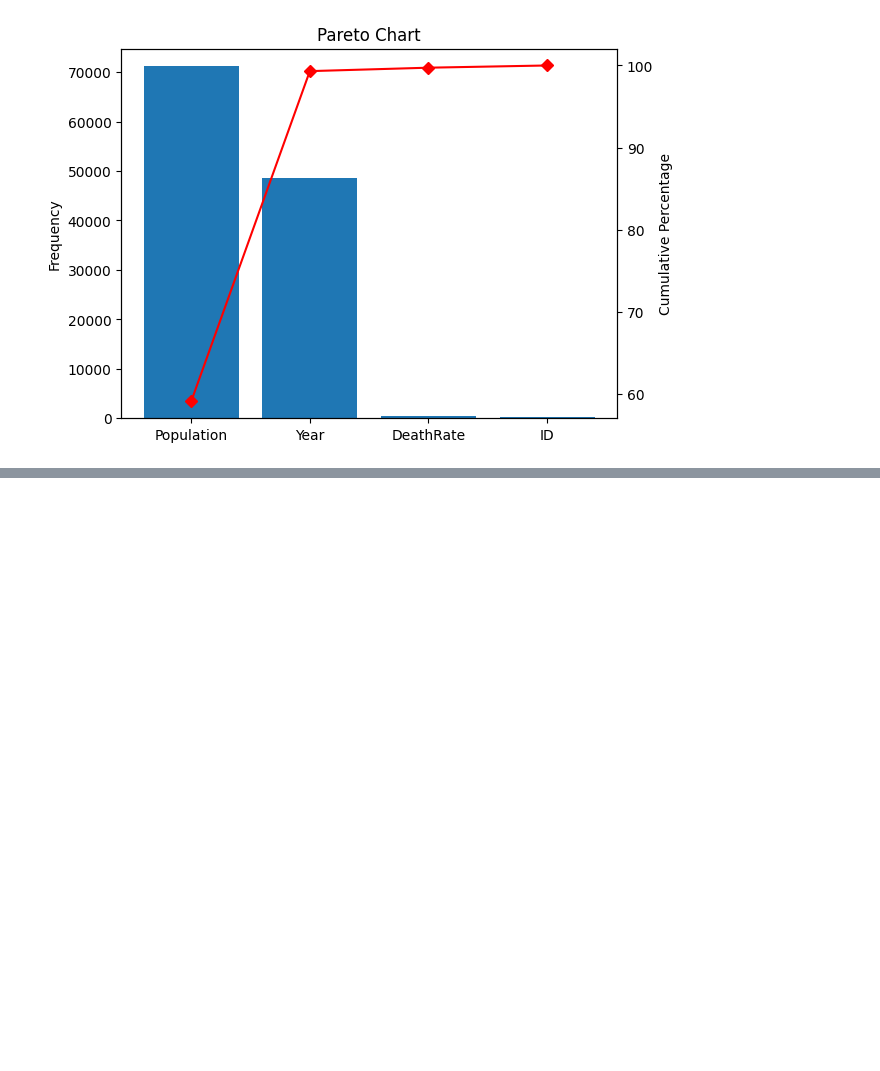
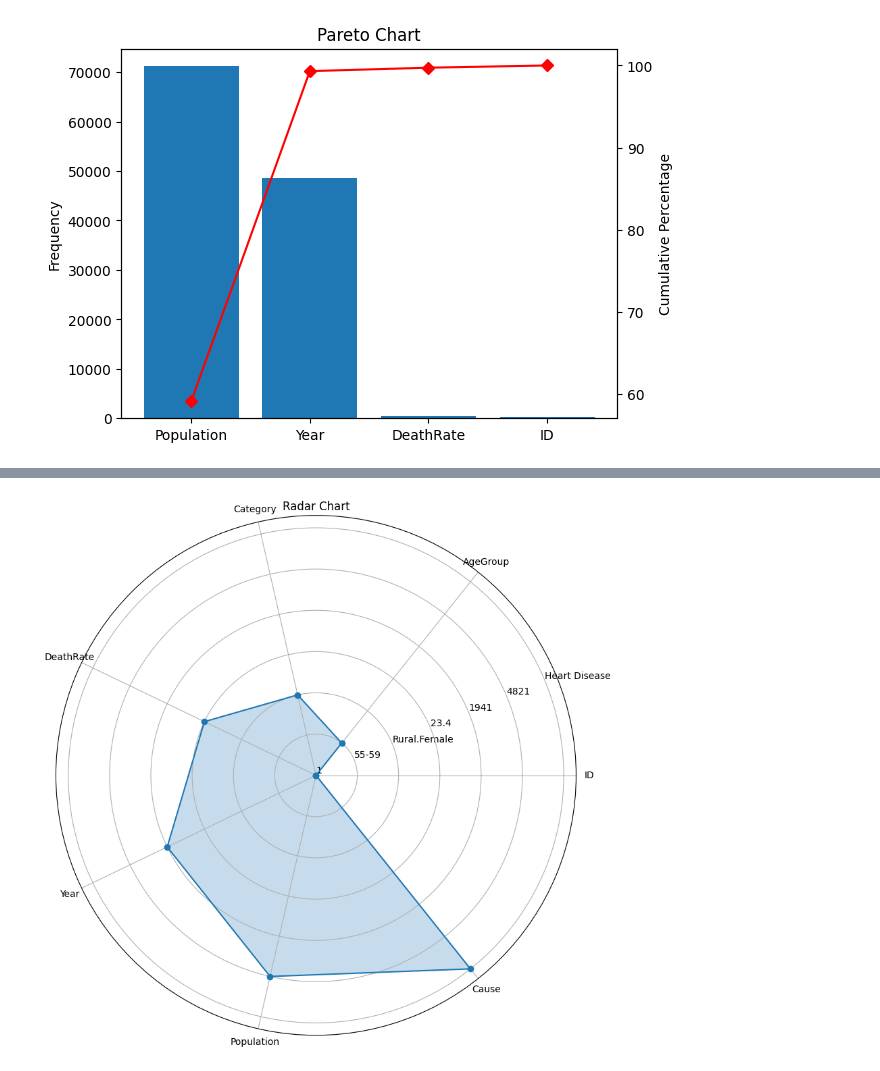
Before and after one commit to Nada-Naveesh/Data_Visualization_LAB, a Jupyter notebook: 2a.ipynb, the cells around one changed output, grey strips where cells are left out. Saved outputs shown, nothing was run; the diff lists cells and outputs as text; code cells hidden in the pictures; blank space fills up the shorter version.

```diff
--- a/2a.ipynb
+++ b/2a.ipynb
@@ -66,0 +84,27 @@ plt.show()
+# %%
+import numpy as np
+import matplotlib.pyplot as plt
+
+categories = list(df.columns)
+values = df.iloc[0].values.flatten().tolist()
+values += values[:1]  # repeat first value to close the circle
+
+angles = np.linspace(0, 2*np.pi, len(categories), endpoint=False).tolist()
+angles += angles[:1]  # repeat first angle
+
+plt.figure(figsize=(10,10))
+ax = plt.subplot(111, polar=True)
+
+# plot line
+ax.plot(angles, values, marker="o")
+# fill area
+ax.fill(angles, values, alpha=0.25)
+
+# set category labels
+ax.set_xticks(angles[:-1])
+ax.set_xticklabels(categories)
+
+plt.title("Radar Chart")
+plt.show()
+# %% [output]
+[figure, added]
```
Also changed, not shown: parts of 1 cell of this notebook.
